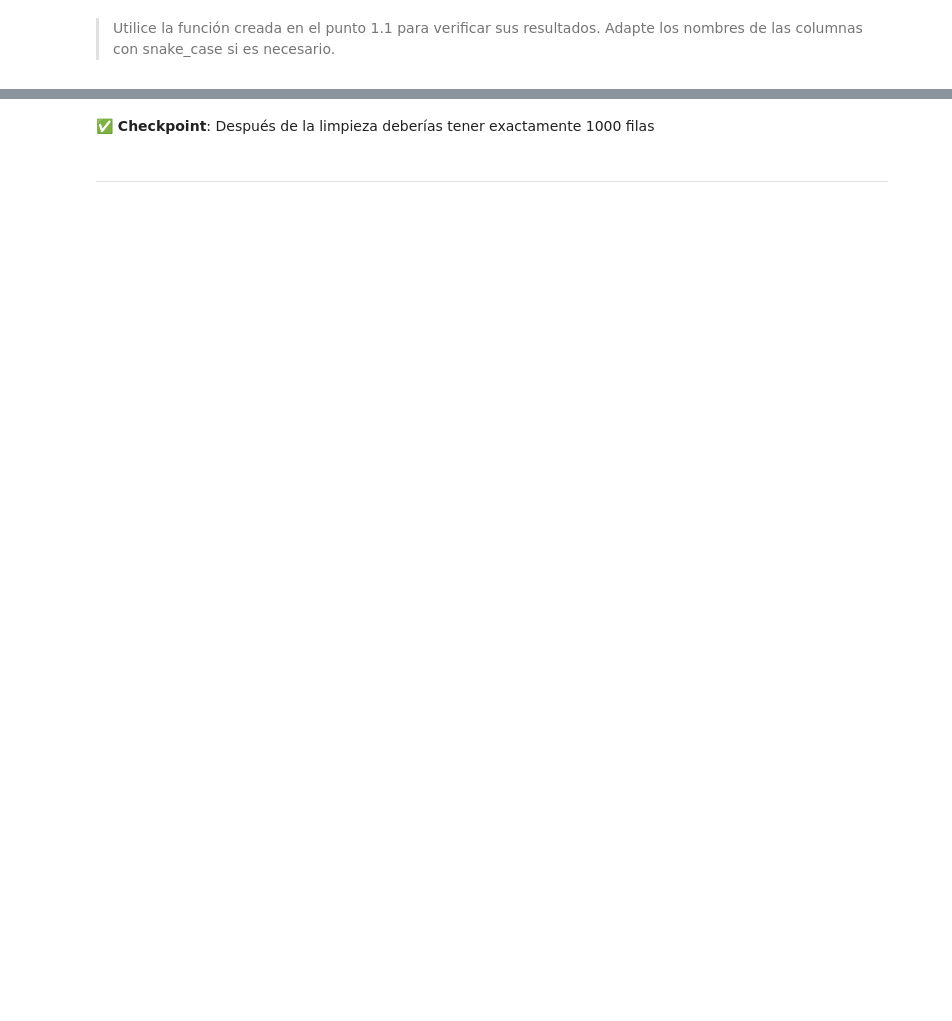
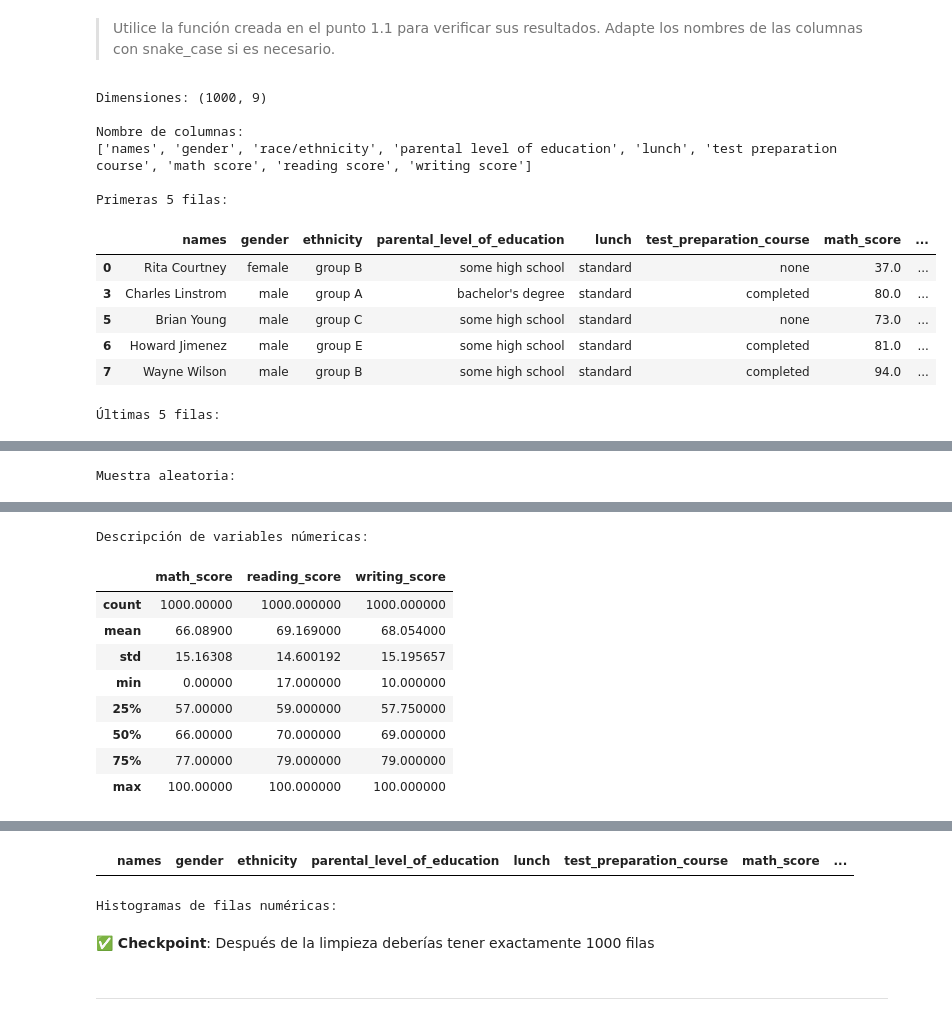
Before and after one commit to BenjaminFuentesR/MDS7202, a Jupyter notebook: labs/lab_3/Laboratorio_3.ipynb, the cells around one changed output, grey strips where cells are left out. Saved outputs shown, nothing was run; the diff lists cells and outputs as text; code cells hidden in the pictures; blank space fills up the shorter version.

```diff
--- a/labs/lab_3/Laboratorio_3.ipynb
+++ b/labs/lab_3/Laboratorio_3.ipynb
@@ -158,3 +286,44 @@ def clean_data(df: pd.DataFrame) -> pd.DataFrame: ...
+# %%
+a = df_grades.copy()
+a.columns = df_grades.columns.to_series().apply(to_snake_case)
+
+numCols = ["math_score", "reading_score", "writing_score"]
+
+# Se cambia el tipo de las columnas numéricas para identificar valores erróneos.
+a[numCols] = a[numCols].apply(pd.to_numeric, errors = "coerce")
+
+# Se eliminan registros con notas anómalas.
+a = a.query("math_score <= 100 and reading_score <= 100 and writing_score <= 100")
+
+a = a[~a.duplicated()]
+a= a.dropna()
+# %%
+def clean_data(df: pd.DataFrame) -> pd.DataFrame:
+    """Función que permite limpiar un dataset"""
+
+    df_resultado = df.copy()
+
+    # Se cambia el nombre de las columnas a snake case.
+    df_resultado.columns = df.columns.to_series().apply(to_snake_case)
+
+    # Se elimina la palabra `race` de la columna `race/ethnicity`.
+    df_resultado = df_resultado.rename(columns = {"race/ethnicity": "ethnicity"})
+
+    numCols = ["math_score", "reading_score", "writing_score"]
+
+    # Se fuerza tipo de las columnas numéricas para identificar valores erróneos.
+    df_resultado[numCols] = df_resultado[numCols].apply(pd.to_numeric, errors = "coerce")
+
+    # Se eliminan registros con notas anómalas.
+    df_resultado = df_resultado.query("(0 <= math_score <= 100) and (0 <= reading_score <= 100) and (0 <= writing_score <= 100)")
+
+    # Se eliminan datos duplicados.
+    df_resultado = df_resultado[~df_resultado.duplicated()]
+
+    # Se eliminan datos nulos.
+    df_resultado = df_resultado.dropna()
+
+    return df_resultado.copy()
 # %%
 df_cleaned = clean_data(df_grades)
 df_cleaned
@@ -161,2 +344,19 @@ df_cleaned
 # %% [markdown]
 > Utilice la función creada en el punto 1.1 para verificar sus resultados. Adapte los nombres de las columnas con snake_case si es necesario.
+# %%
+# Se hace una análisis descriptivo al dataframe limpio.
+analyze_df(df_cleaned)
+# %% [output]
+Dimensiones: (1000, 9)
+
+Nombre de columnas:
+['names', 'gender', 'race/ethnicity', 'parental level of education', 'lunch', 'test preparation course', 'math score', 'reading score', 'writing score']
+
+Primeras 5 filas:
+|  | names | gender | ethnicity | parental_level_of_education | lunch | test_preparation_course | math_score | ... |
+| 0 | Rita Courtney | female | group B | some high school | standard | none | 37.0 | ... |
+| 3 | Charles Linstrom | male | group A | bachelor's degree | standard | completed | 80.0 | ... |
+| 5 | Brian Young | male | group C | some high school | standard | none | 73.0 | ... |
+| 6 | Howard Jimenez | male | group E | some high school | standard | completed | 81.0 | ... |
+| 7 | Wayne Wilson | male | group B | some high school | standard | completed | 94.0 | ... |
+Últimas 5 filas:
@@ -162,0 +369 @@ df_cleaned
+Muestra aleatoria:
@@ -162,0 +376,10 @@ df_cleaned
+Descripción de variables númericas:
+|  | math_score | reading_score | writing_score |
+| count | 1000.00000 | 1000.000000 | 1000.000000 |
+| mean | 66.08900 | 69.169000 | 68.054000 |
+| std | 15.16308 | 14.600192 | 15.195657 |
+| min | 0.00000 | 17.000000 | 10.000000 |
+| 25% | 57.00000 | 59.000000 | 57.750000 |
+| 50% | 66.00000 | 70.000000 | 69.000000 |
+| 75% | 77.00000 | 79.000000 | 79.000000 |
+| max | 100.00000 | 100.000000 | 100.000000 |
@@ -163,3 +403,5 @@ df_cleaned
+|  | names | gender | ethnicity | parental_level_of_education | lunch | test_preparation_course | math_score | ... |
+Histogramas de filas numéricas:
 # %% [markdown]
 **✅ Checkpoint**: Después de la limpieza deberías tener exactamente 1000 filas
 # %% [markdown]
```
Also changed, not shown: parts of 12 cells of this notebook.
